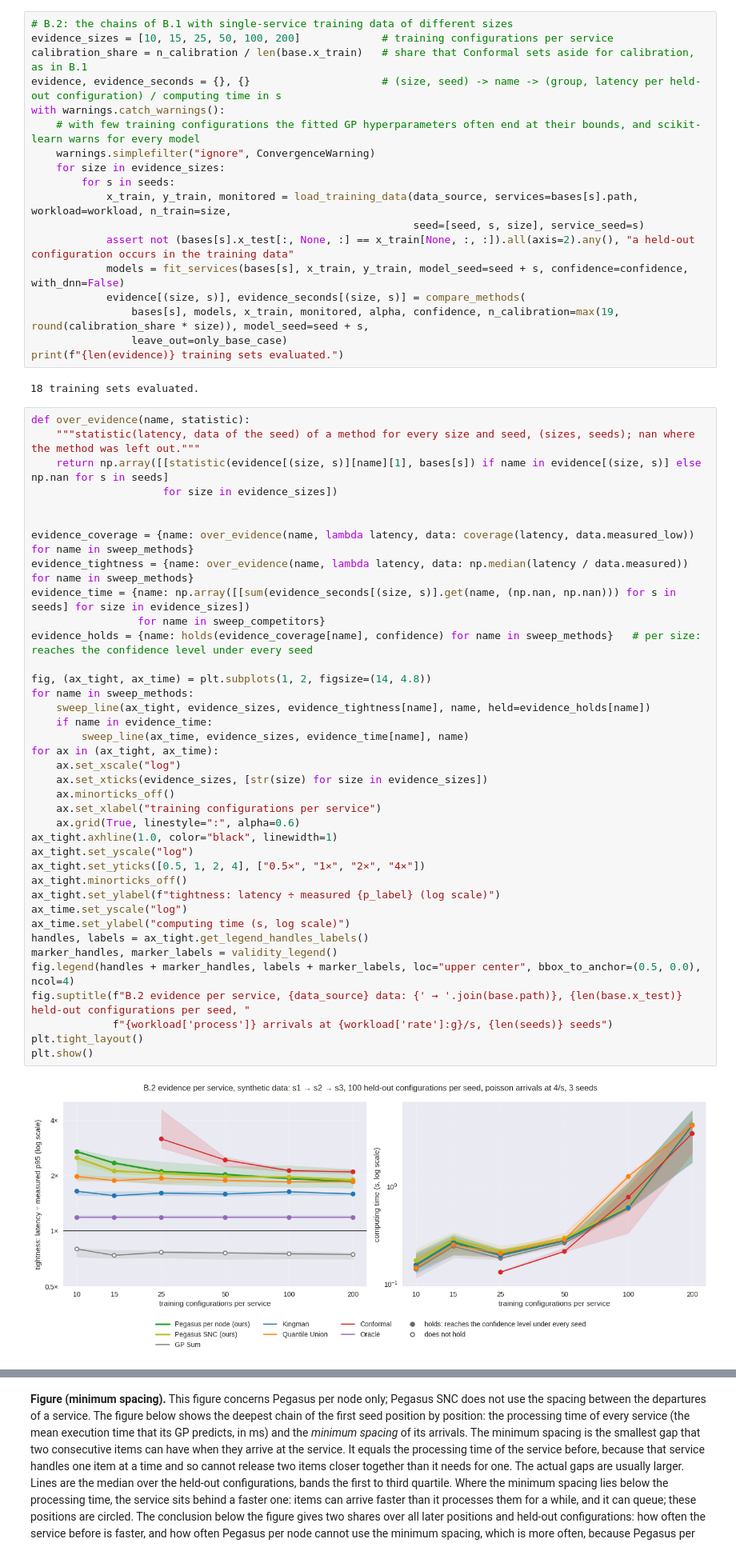
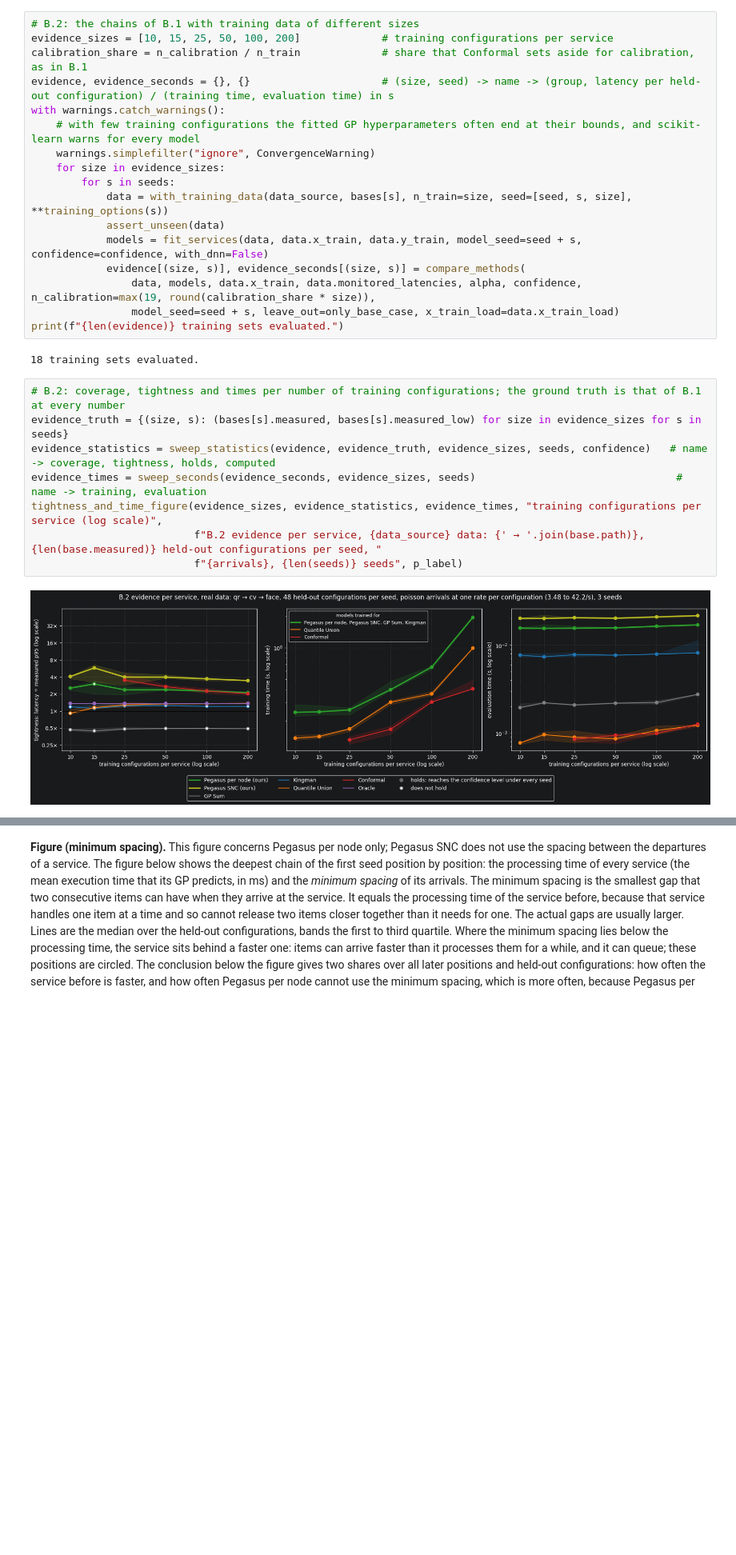
Before and after one commit to borissedlak/composable-autonomous-offerings, a Jupyter notebook: notebooks/tsc/2_evaluation.ipynb, the cells around one changed output, grey strips where cells are left out. Shown at 80% size. Saved outputs shown, nothing was run; the diff lists cells and outputs as text; blank space fills up the shorter version.

Commit message:
implement evaluation on real data. Add inspection of real data

```diff
--- a/notebooks/tsc/2_evaluation.ipynb
+++ b/notebooks/tsc/2_evaluation.ipynb
@@ -278,61 +503,30 @@ filled markers are bounds whose tightness can be compared.
 # %%
-# B.2: the chains of B.1 with single-service training data of different sizes
+# B.2: the chains of B.1 with training data of different sizes
 evidence_sizes = [10, 15, 25, 50, 100, 200]             # training configurations per service
-calibration_share = n_calibration / len(base.x_train)   # share that Conformal sets aside for calibration, as in B.1
-evidence, evidence_seconds = {}, {}                     # (size, seed) -> name -> (group, latency per held-out configuration) / computing time in s
+calibration_share = n_calibration / n_train             # share that Conformal sets aside for calibration, as in B.1
+evidence, evidence_seconds = {}, {}                     # (size, seed) -> name -> (group, latency per held-out configuration) / (training time, evaluation time) in s
 with warnings.catch_warnings():
     # with few training configurations the fitted GP hyperparameters often end at their bounds, and scikit-learn warns for every model
     warnings.simplefilter("ignore", ConvergenceWarning)
     for size in evidence_sizes:
         for s in seeds:
-            x_train, y_train, monitored = load_training_data(data_source, services=bases[s].path, workload=workload, n_train=size,
-                                                             seed=[seed, s, size], service_seed=s)
-            assert not (bases[s].x_test[:, None, :] == x_train[None, :, :]).all(axis=2).any(), "a held-out configuration occurs in the training data"
-            models = fit_services(bases[s], x_train, y_train, model_seed=seed + s, confidence=confidence, with_dnn=False)
+            data = with_training_data(data_source, bases[s], n_train=size, seed=[seed, s, size], **training_options(s))
+            assert_unseen(data)
+            models = fit_services(data, data.x_train, data.y_train, model_seed=seed + s, confidence=confidence, with_dnn=False)
             evidence[(size, s)], evidence_seconds[(size, s)] = compare_methods(
-                bases[s], models, x_train, monitored, alpha, confidence, n_calibration=max(19, round(calibration_share * size)), model_seed=seed + s,
-                leave_out=only_base_case)
+                data, models, data.x_train, data.monitored_latencies, alpha, confidence, n_calibration=max(19, round(calibration_share * size)),
+                model_seed=seed + s, leave_out=only_base_case, x_train_load=data.x_train_load)
 print(f"{len(evidence)} training sets evaluated.")
 # %% [output]
 18 training sets evaluated.
 # %%
-def over_evidence(name, statistic):
-    """statistic(latency, data of the seed) of a method for every size and seed, (sizes, seeds); nan where the method was left out."""
-    return np.array([[statistic(evidence[(size, s)][name][1], bases[s]) if name in evidence[(size, s)] else np.nan for s in seeds]
-                     for size in evidence_sizes])
-
-
-evidence_coverage = {name: over_evidence(name, lambda latency, data: coverage(latency, data.measured_low)) for name in sweep_methods}
-evidence_tightness = {name: over_evidence(name, lambda latency, data: np.median(latency / data.measured)) for name in sweep_methods}
-evidence_time = {name: np.array([[sum(evidence_seconds[(size, s)].get(name, (np.nan, np.nan))) for s in seeds] for size in evidence_sizes])
-                 for name in sweep_competitors}
-evidence_holds = {name: holds(evidence_coverage[name], confidence) for name in sweep_methods}   # per size: reaches the confidence level under every seed
-
-fig, (ax_tight, ax_time) = plt.subplots(1, 2, figsize=(14, 4.8))
-for name in sweep_methods:
-    sweep_line(ax_tight, evidence_sizes, evidence_tightness[name], name, held=evidence_holds[name])
-    if name in evidence_time:
-        sweep_line(ax_time, evidence_sizes, evidence_time[name], name)
-for ax in (ax_tight, ax_time):
-    ax.set_xscale("log")
-    ax.set_xticks(evidence_sizes, [str(size) for size in evidence_sizes])
-    ax.minorticks_off()
-    ax.set_xlabel("training configurations per service")
-    ax.grid(True, linestyle=":", alpha=0.6)
-ax_tight.axhline(1.0, color="black", linewidth=1)
-ax_tight.set_yscale("log")
-ax_tight.set_yticks([0.5, 1, 2, 4], ["0.5×", "1×", "2×", "4×"])
-ax_tight.minorticks_off()
-ax_tight.set_ylabel(f"tightness: latency ÷ measured {p_label} (log scale)")
-ax_time.set_yscale("log")
-ax_time.set_ylabel("computing time (s, log scale)")
-handles, labels = ax_tight.get_legend_handles_labels()
-marker_handles, marker_labels = validity_legend()
-fig.legend(handles + marker_handles, labels + marker_labels, loc="upper center", bbox_to_anchor=(0.5, 0.0), ncol=4)
-fig.suptitle(f"B.2 evidence per service, {data_source} data: {' → '.join(base.path)}, {len(base.x_test)} held-out configurations per seed, "
-             f"{workload['process']} arrivals at {workload['rate']:g}/s, {len(seeds)} seeds")
-plt.tight_layout()
-plt.show()
+# B.2: coverage, tightness and times per number of training configurations; the ground truth is that of B.1 at every number
+evidence_truth = {(size, s): (bases[s].measured, bases[s].measured_low) for size in evidence_sizes for s in seeds}
+evidence_statistics = sweep_statistics(evidence, evidence_truth, evidence_sizes, seeds, confidence)   # name -> coverage, tightness, holds, computed
+evidence_times = sweep_seconds(evidence_seconds, evidence_sizes, seeds)                                # name -> training, evaluation
+tightness_and_time_figure(evidence_sizes, evidence_statistics, evidence_times, "training configurations per service (log scale)",
+                          f"B.2 evidence per service, {data_source} data: {' → '.join(base.path)}, {len(base.measured)} held-out configurations per seed, "
+                          f"{arrivals}, {len(seeds)} seeds", p_label)
 # %% [output]
-[figure, old version]
+[figure, new version]
 # %%
```
Also changed, not shown: parts of 40 cells of this notebook, 11 other files.
